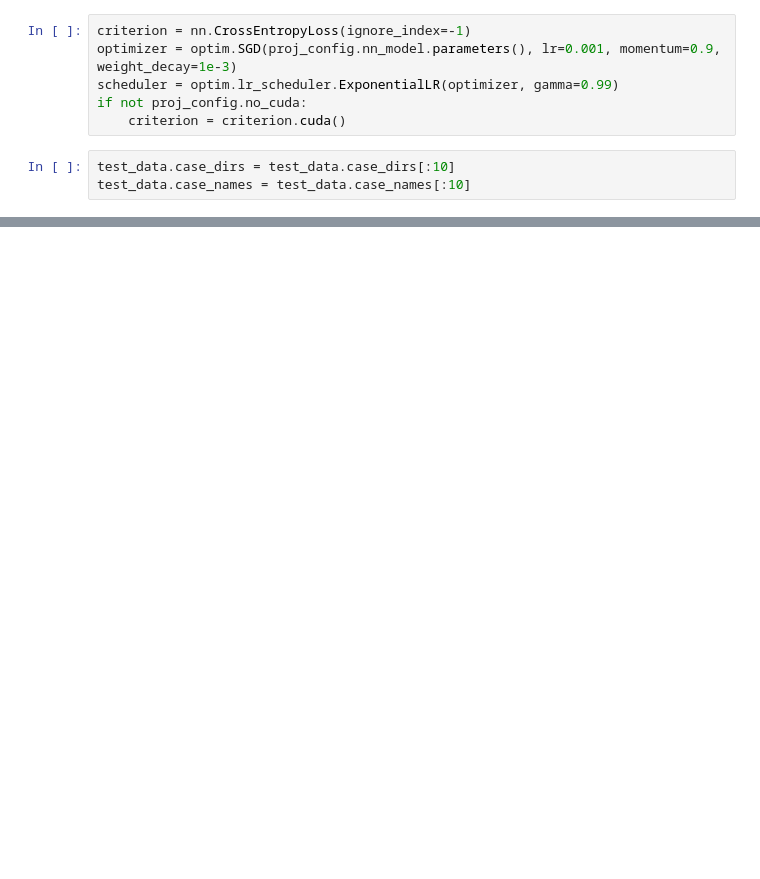
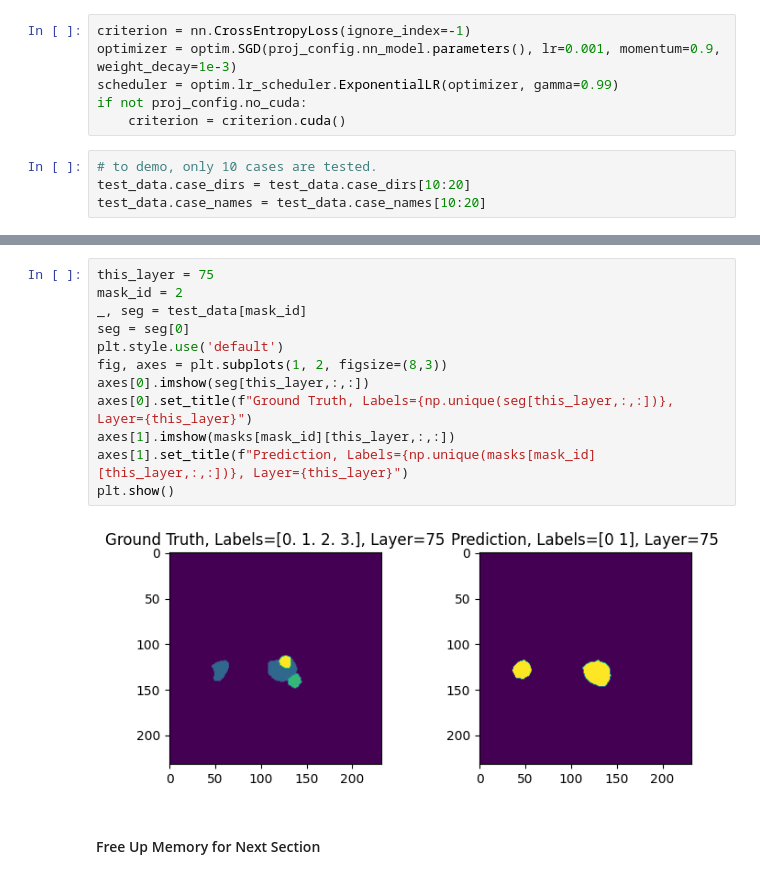
Before and after one commit to Gab-Gotsis/kidney-identification-unet3D, a Jupyter notebook: main_notebook.ipynb, the cells around one changed output, grey strips where cells are left out. Drawn from its saved outputs; the diff is of its cells as text; blank space fills up the shorter version.

```diff
--- a/main_notebook.ipynb
+++ b/main_notebook.ipynb
@@ -431,6 +414,7 @@ scheduler = optim.lr_scheduler.ExponentialLR(optimizer, gamma=0.99)
 if not proj_config.no_cuda:
     criterion = criterion.cuda()
 # %%
-test_data.case_dirs = test_data.case_dirs[:10]
-test_data.case_names = test_data.case_names[:10]
+# to demo, only 10 cases are tested.
+test_data.case_dirs = test_data.case_dirs[10:20]
+test_data.case_names = test_data.case_names[10:20]
 # %% [markdown]
@@ -596,0 +585,16 @@ Final dice mean score = 0.32041629933577526
+# %%
+this_layer = 75
+mask_id = 2
+_, seg = test_data[mask_id]
+seg = seg[0]
+plt.style.use('default')
+fig, axes = plt.subplots(1, 2, figsize=(8,3))
+axes[0].imshow(seg[this_layer,:,:])
+axes[0].set_title(f"Ground Truth, Labels={np.unique(seg[this_layer,:,:])}, Layer={this_layer}")
+axes[1].imshow(masks[mask_id][this_layer,:,:])
+axes[1].set_title(f"Prediction, Labels={np.unique(masks[mask_id][this_layer,:,:])}, Layer={this_layer}")
+plt.show()
+# %% [output]
+[figure, added]
+# %% [markdown]
+#### Free Up Memory for Next Section
```
Also changed, not shown: parts of 46 cells of this notebook, 2 other files.
